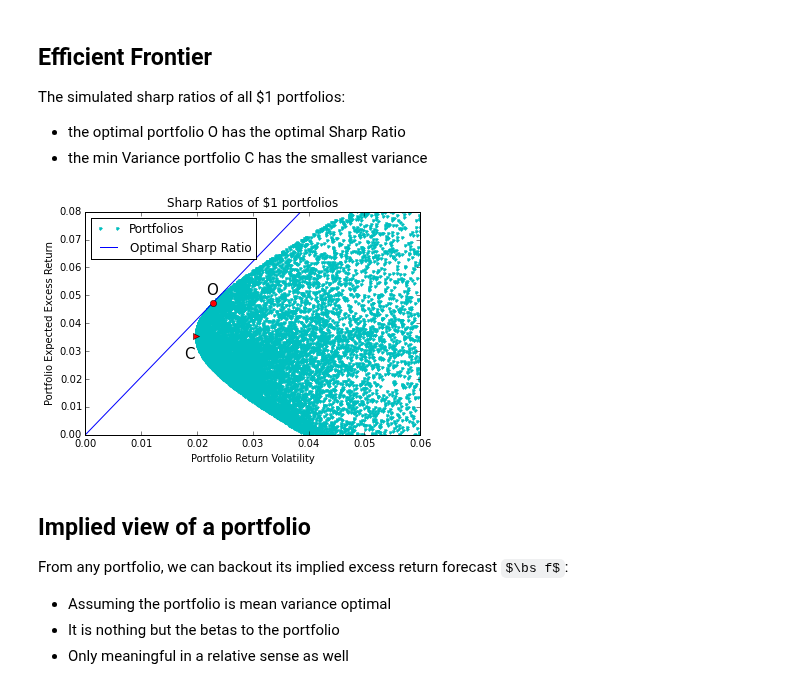
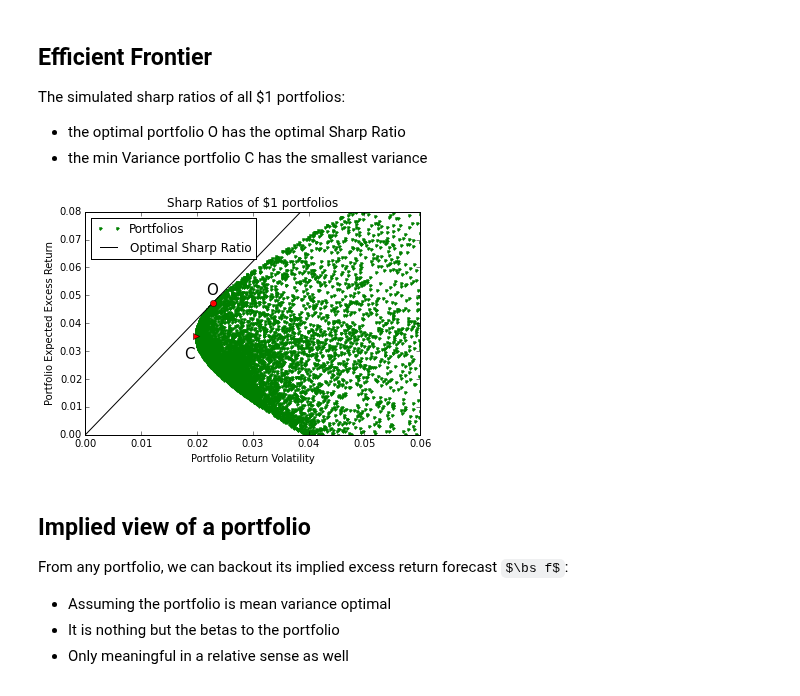
Before and after one commit to yadongli/nyumath2048, a Jupyter notebook: Lecture2.ipynb, the cells around one changed output. Cells and saved outputs as stored; diff of their text form; code cells hidden in the pictures; some formulas as TeX source.

```diff
--- a/Lecture2.ipynb
+++ b/Lecture2.ipynb
@@ -635,33 +637,33 @@ The simulated sharp ratios of all $1 portfolios:
 * the optimal portfolio O has the optimal Sharp Ratio
 * the min Variance portfolio C has the smallest variance
 # %%
-rnd_w = np.random.uniform(size=[3, 20000]) - 0.5
+rnd_w = np.random.uniform(size=[3, 10000]) - 0.5
 rnd_w = np.divide(rnd_w, np.sum(rnd_w, 0))
 
 rnd_r = er.dot(rnd_w)
 rnd_vol = np.sqrt([p.dot(cv).dot(p.T) for p in rnd_w.T])
 
 vol_o = sqrt(w.dot(cv).dot(w))
 r_o = er.dot(w)
-plot(rnd_vol, rnd_r, 'c.')
-plot([0, 10*vol_o], [0, 10*r_o], 'b');
+plot(rnd_vol, rnd_r, 'g.')
+plot([0, 10*vol_o], [0, 10*r_o], 'k');
 xlim(0, .06)
 ylim(0, .08)
 
 plot(vol_o, r_o, 'ro')
 text(vol_o-.001, r_o+.003, 'O', size=15)
 r_c = er.dot(w2)
 vol_c = sqrt(w2.dot(cv).dot(w2))
 plot(vol_c, r_c, 'r>')
 text(vol_c-.002, r_c-.008, 'C', size=15);
 
 legend(['Portfolios', 'Optimal Sharp Ratio'], loc='best')
 
 ylabel('Portfolio Expected Excess Return')
 xlabel('Portfolio Return Volatility')
 title('Sharp Ratios of $1 portfolios');
 # %% [output]
-[figure, old version]
+[figure, new version]
 # %% [markdown]
 ## Implied view of a portfolio
 
```
Also changed, not shown: parts of 7 cells of this notebook.
